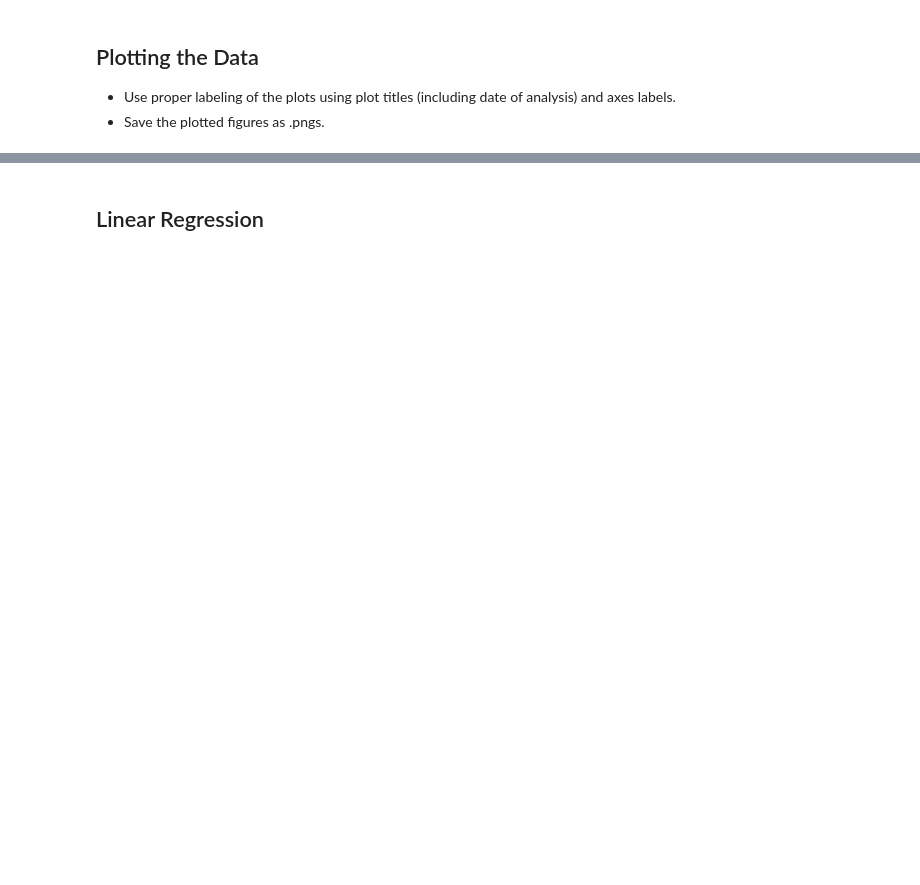
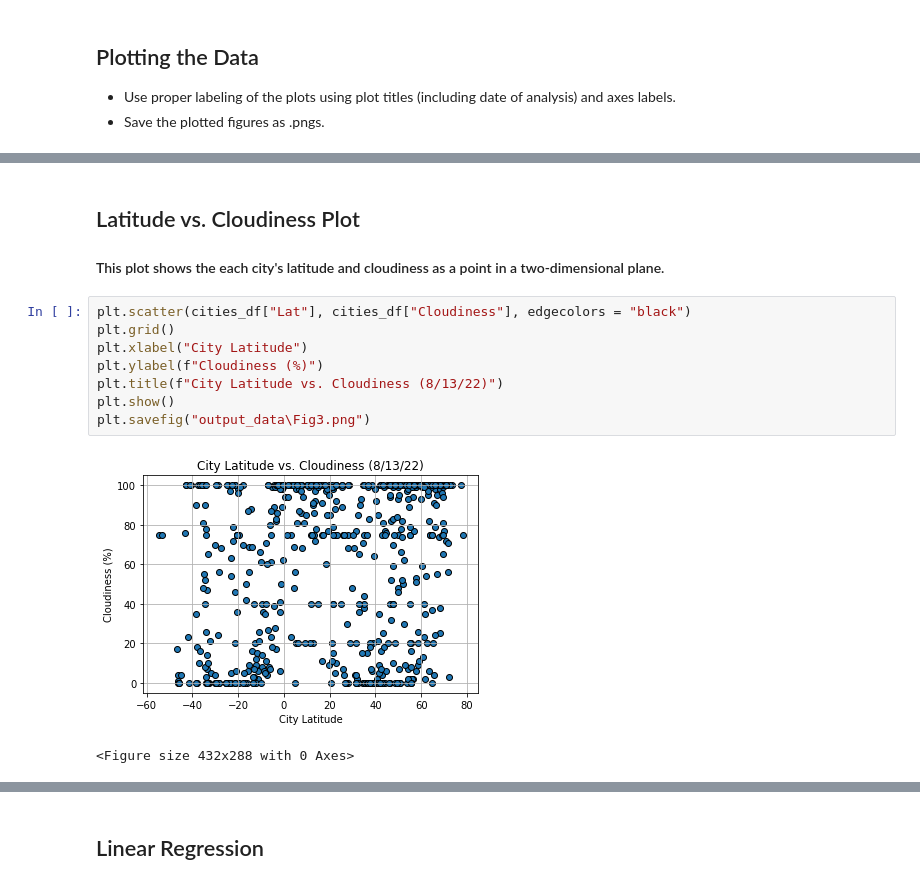
Before and after one commit to herzf012/python-api-challenge, a Jupyter notebook: WeatherPy.ipynb, the cells around one changed output, grey strips where cells are left out. Drawn from its saved outputs; the diff is of its cells as text; blank space fills up the shorter version.

```diff
--- a/WeatherPy.ipynb
+++ b/WeatherPy.ipynb
@@ -171,0 +178,15 @@ Skip this step if there are no cities that have humidity > 100%.
+# %% [markdown]
+## Latitude vs. Cloudiness Plot
+
+#### This plot shows the each city's latitude and cloudiness as a point in a two-dimensional plane.
+# %%
+plt.scatter(cities_df["Lat"], cities_df["Cloudiness"], edgecolors = "black")
+plt.grid()
+plt.xlabel("City Latitude")
+plt.ylabel(f"Cloudiness (%)")
+plt.title(f"City Latitude vs. Cloudiness (8/13/22)")
+plt.show()
+plt.savefig("output_data\Fig3.png")
+# %% [output]
+[figure, added]
+<Figure size 432x288 with 0 Axes>
```
Also changed, not shown: parts of 28 cells of this notebook, 6 other files.
